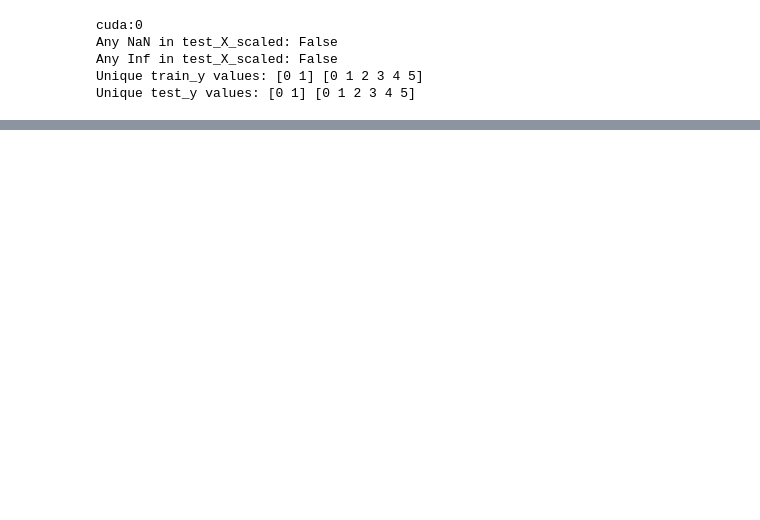
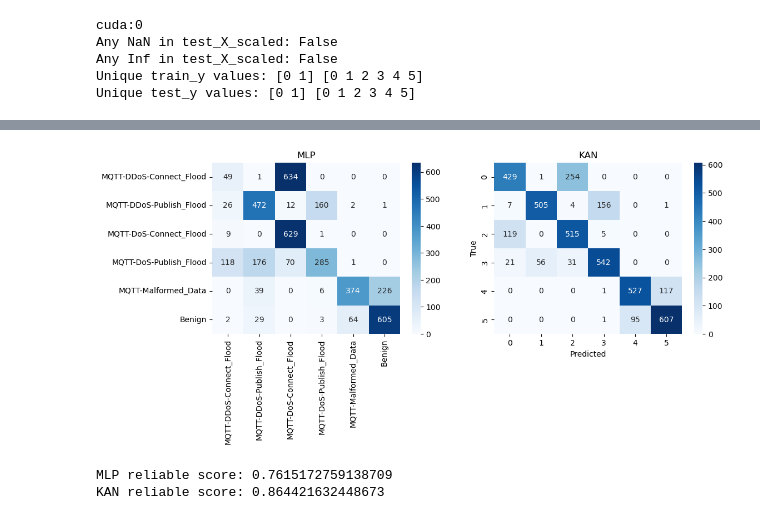
Before and after one commit to zhijin44/LogiKNet, a Jupyter notebook: P1_structurelevel/KL-h_reliablescore.ipynb, the cells around one changed output, grey strips where cells are left out. Drawn from its saved outputs; the diff is of its cells as text; code cells hidden in the pictures; blank space fills up the shorter version.

```diff
--- a/P1_structurelevel/KL-h_reliablescore.ipynb
+++ b/P1_structurelevel/KL-h_reliablescore.ipynb
@@ -175,0 +211,62 @@ for epoch in range(1):
+# %%
+# Define the MLP predicate
+mlp = MLP(layer_sizes=(18, 10, 6)).to(device)
+
+# MLP with standard loss fn
+criterion = torch.nn.CrossEntropyLoss()
+optimizer = torch.optim.Adam(mlp.parameters(), lr=0.001)
+
+mlp_loss, mlp_acc = [], []
+for epoch in range(401):
+    optimizer.zero_grad()
+    logits = mlp(train_loader.data, training=True)
+    loss = criterion(logits, train_loader.labels)
+    loss.backward()
+    optimizer.step()
+
+    # test
+    acc = compute_accuracy(test_loader, mlp)
+    mlp_loss.append(loss.item())
+    mlp_acc.append(acc.item())
+    if epoch % 100 == 0:
+        print(f"Epoch {epoch}, Loss: {loss.item():4f}, Test accuracy: {acc.item():4f}")
+# %%
+# plot the confusion matrix
+cm_mlp = plot_confusion_matrix(test_loader, mlp)
+cm_kan = plot_confusion_matrix(test_loader, kan_h)
+fig, ax = plt.subplots(1, 2, figsize=(12, 4))
+sns.heatmap(cm_mlp, annot=True, fmt="d", cmap='Blues', ax=ax[0], xticklabels=target_names_L2, yticklabels=target_names_L2)
+ax[0].set_title("MLP")
+sns.heatmap(cm_kan, annot=True, fmt="d", cmap='Blues', ax=ax[1])
+ax[1].set_title("KAN")
+plt.xlabel("Predicted")
+plt.ylabel("True")
+plt.show()
+# %% [output]
+[figure, added]
+# %%
+# define a soft metric (reliable score) as an extension of the accuracy
+# reliable score also care about the L1 level classification of the model,
+# if a case is predicted wrong in L2 level but correct in L1 level, it should be considered less penalty
+# where the L1 level means the MQTT vs Benign classification, L2 level means the 5 MQTT classification + 1 Benign classification
+
+def reliable_score(loader, model):
+    reliable_score = 0
+    for data, labels in loader:
+        logits = model(data)
+        preds = torch.argmax(logits, dim=1)
+        for i in range(len(labels)):
+            if labels[i] == preds[i]:
+                reliable_score += 1
+            else:
+                if labels[i] <5 and preds[i] < 5:
+                    reliable_score += 0.5
+    return reliable_score / loader.batch_size
+
+mlp_reliable_score = reliable_score(test_loader, mlp)
+kan_reliable_score = reliable_score(test_loader, kan_h)
+print("MLP reliable score:", mlp_reliable_score)
+print("KAN reliable score:", kan_reliable_score)
+# %% [output]
+MLP reliable score: 0.7615172759138709
+KAN reliable score: 0.864421632448673
```
Also changed, not shown: parts of 5 cells of this notebook, 2 other files.
